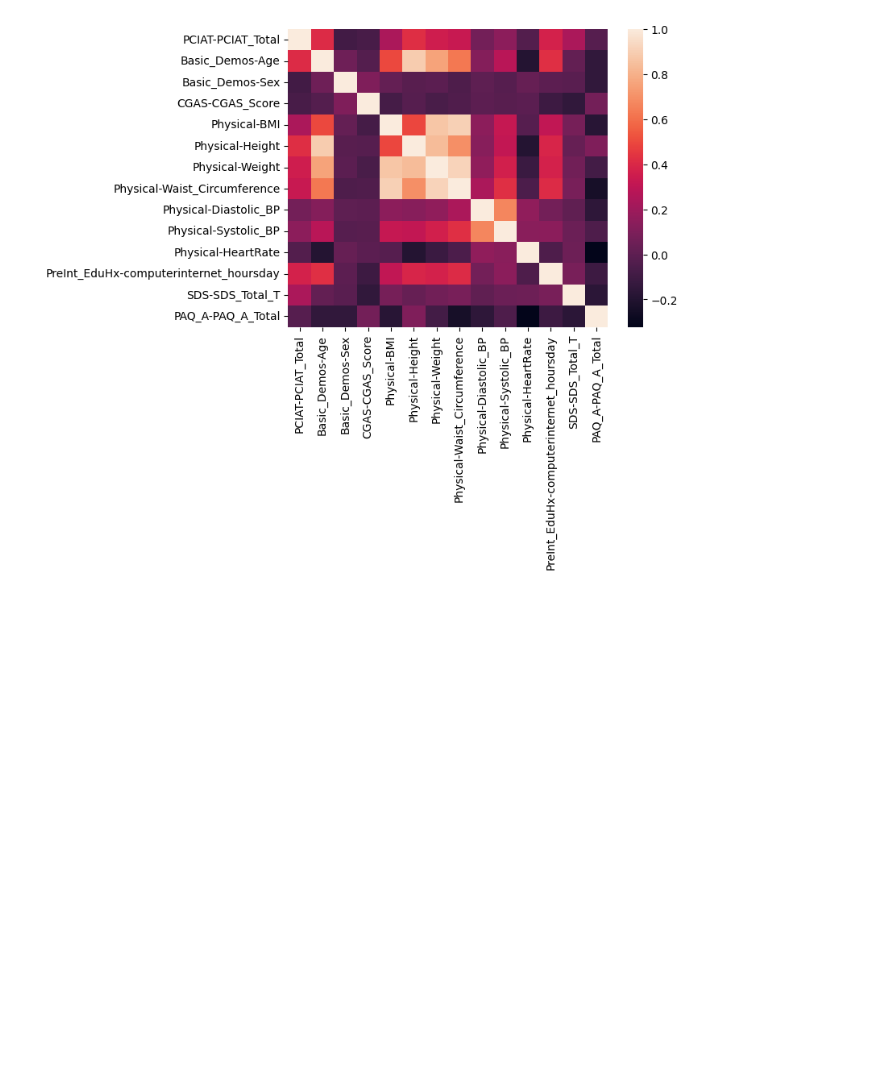
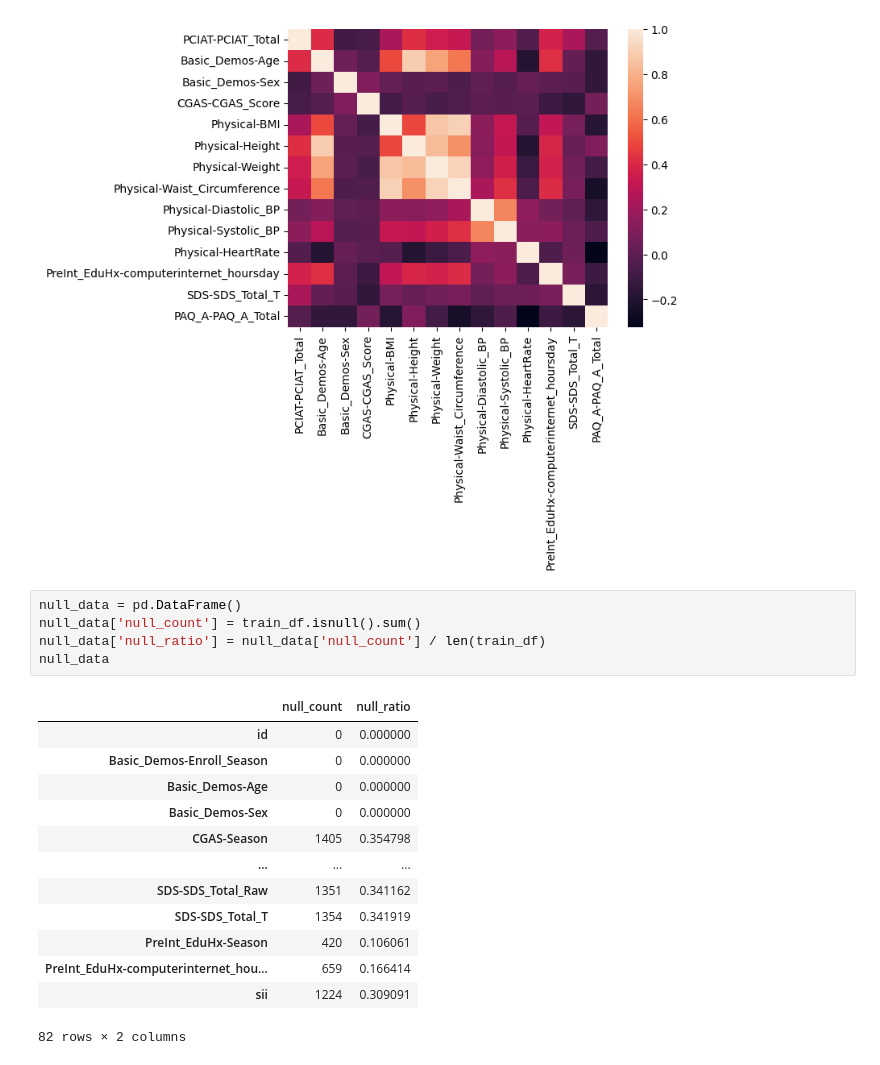
Before and after one commit to TarinPairor/kaggle-projects, a Jupyter notebook: Child_Mind_Institute.ipynb, the cells around one changed output. Drawn from its saved outputs; the diff is of its cells as text; blank space fills up the shorter version.

```diff
--- a/Child_Mind_Institute.ipynb
+++ b/Child_Mind_Institute.ipynb
@@ -119,3 +119,22 @@ sns.heatmap(corr_matrix)
 # %% [output]
 <Axes: >
 [figure]
+# %%
+null_data = pd.DataFrame()
+null_data['null_count'] = train_df.isnull().sum()
+null_data['null_ratio'] = null_data['null_count'] / len(train_df)
+null_data
+# %% [output]
+|  | null_count | null_ratio |
+| id | 0 | 0.000000 |
+| Basic_Demos-Enroll_Season | 0 | 0.000000 |
+| Basic_Demos-Age | 0 | 0.000000 |
+| Basic_Demos-Sex | 0 | 0.000000 |
+| CGAS-Season | 1405 | 0.354798 |
+| ... | ... | ... |
+| SDS-SDS_Total_Raw | 1351 | 0.341162 |
+| SDS-SDS_Total_T | 1354 | 0.341919 |
+| PreInt_EduHx-Season | 420 | 0.106061 |
+| PreInt_EduHx-computerinternet_hou... | 659 | 0.166414 |
+| sii | 1224 | 0.309091 |
+82 rows × 2 columns
```
Also changed, not shown: parts of 9 cells of this notebook.
